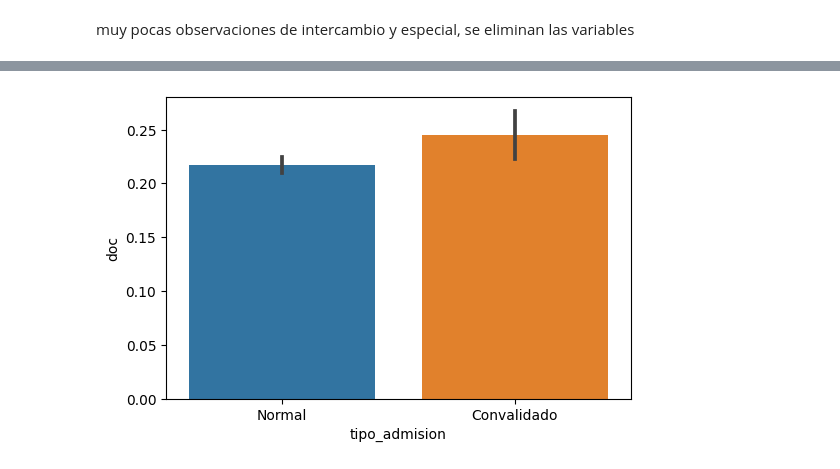
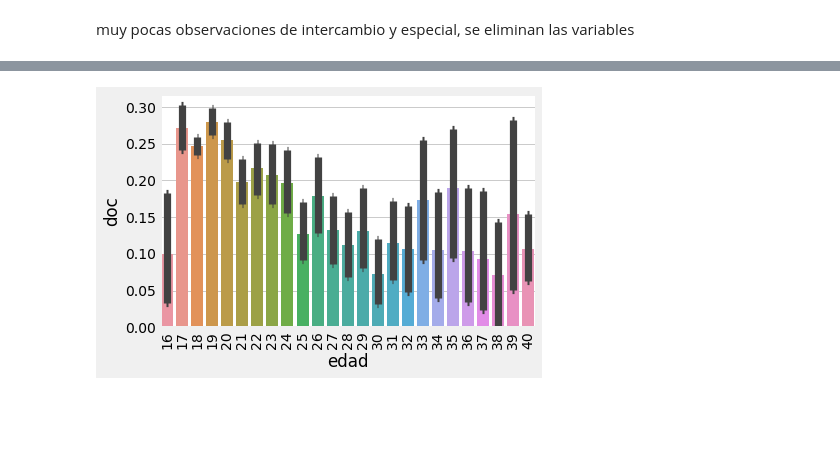
Before and after one commit to alejo-acosta/coding-dojo, a Jupyter notebook: 5proyecto-alumnos/alumnos.ipynb, the cells around one changed output, grey strips where cells are left out. Saved outputs shown, nothing was run; the diff lists cells and outputs as text; code cells hidden in the pictures; blank space fills up the shorter version.

```diff
--- a/5proyecto-alumnos/alumnos.ipynb
+++ b/5proyecto-alumnos/alumnos.ipynb
@@ -89,0 +128,3 @@ sns.heatmap(df.isna())
+# %%
+var_imputacion = df.isna().sum()[df.isna().sum()>0].index
+value_imputacion = 'Sin información'
@@ -89,0 +140,3 @@ sns.heatmap(df.isna())
+# %%
+# La edad se imputa con 0 y el resto con "Sin Información"
+df.fillna(value_imputacion, inplace=True)
@@ -117,0 +244,19 @@ df = df[~df.tipo_admision.isin(['Intercambio','Especial'])]
+# %%
+
+scaler = StandardScaler()
+x1 = scaler.fit_transform(dft[['afl', 'doc']])
+dbs = DBSCAN(eps=0.25, min_samples=5).fit(x1)
+dft['Cluster'] = dbs.labels_
+dft['Cluster'] = dft['Cluster'].astype('category')
+
+
+plt.figure(figsize=(5, 5))
+sns.scatterplot(x=dft.afl*100, y=dft.doc*100, hue=dft.Cluster, alpha=0.9)
+plt.xlim(-0.1, 1.5)
+plt.ylim(-0.1, 1.5)
+
+plt.xlabel(r'% Aporte afluencia')
+plt.ylabel(r'% Aporte matriculados')
+plt.axline((0, 0), slope=1, color="black", linestyle='--', alpha=0.3)
+plt.savefig('./images/colegios-cluster.png', dpi=200, bbox_inches='tight')
+plt.show()
@@ -118,5 +265,8 @@ df = df[~df.tipo_admision.isin(['Intercambio','Especial'])]
+# %%
+df = df.merge(dft.reset_index()[['colegio','Cluster']],how='left',on='colegio')
 # %%
-sns.barplot(data=df, x='tipo_admision', y='doc')
+sns.barplot(data=df, x='edad', y='doc',capsize=.1)
+plt.xticks(rotation=90)
 plt.show()
 # %% [output]
-[figure, old version]
+[figure, new version]
```
Also changed, not shown: parts of 47 cells of this notebook, 34 other files.
